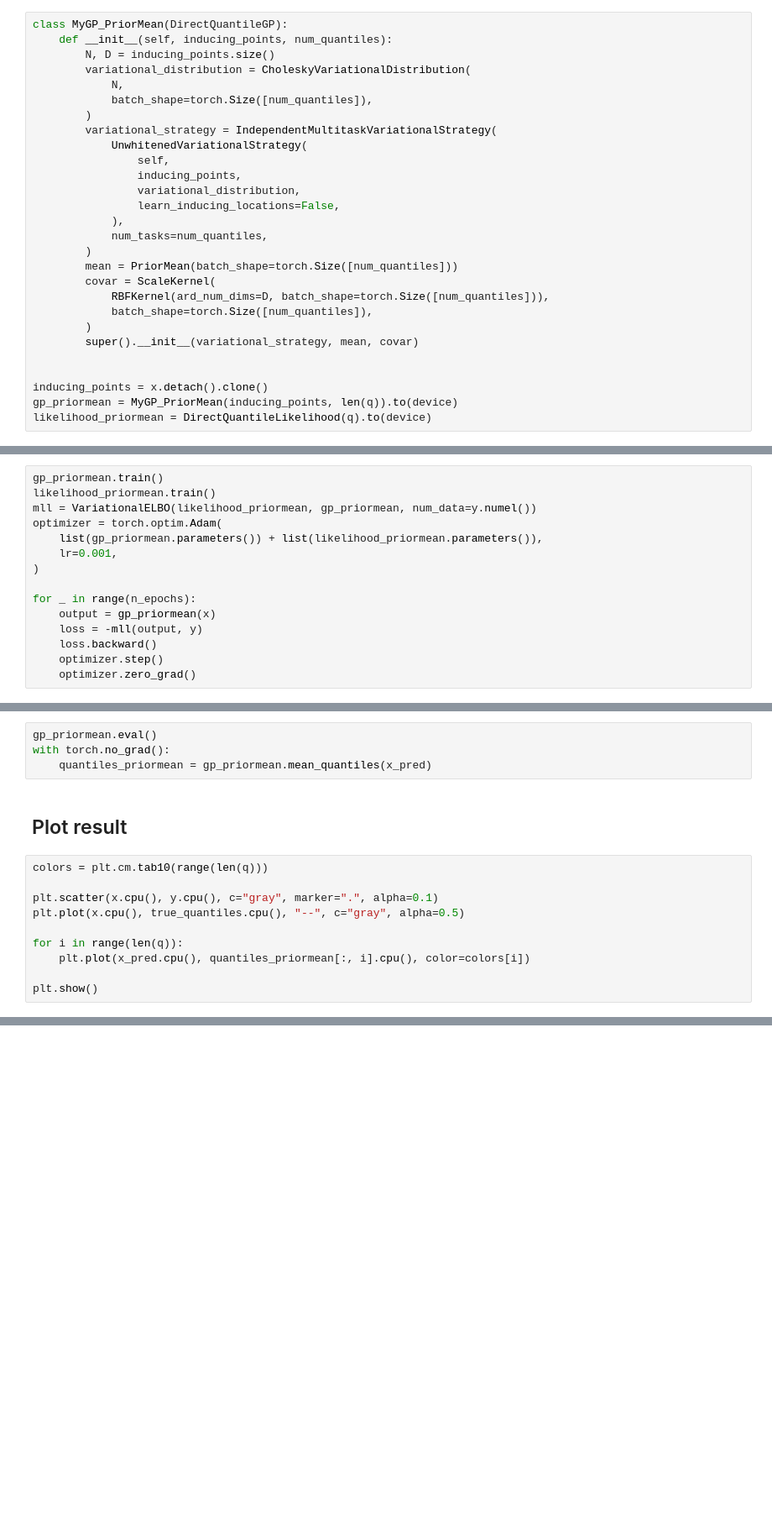
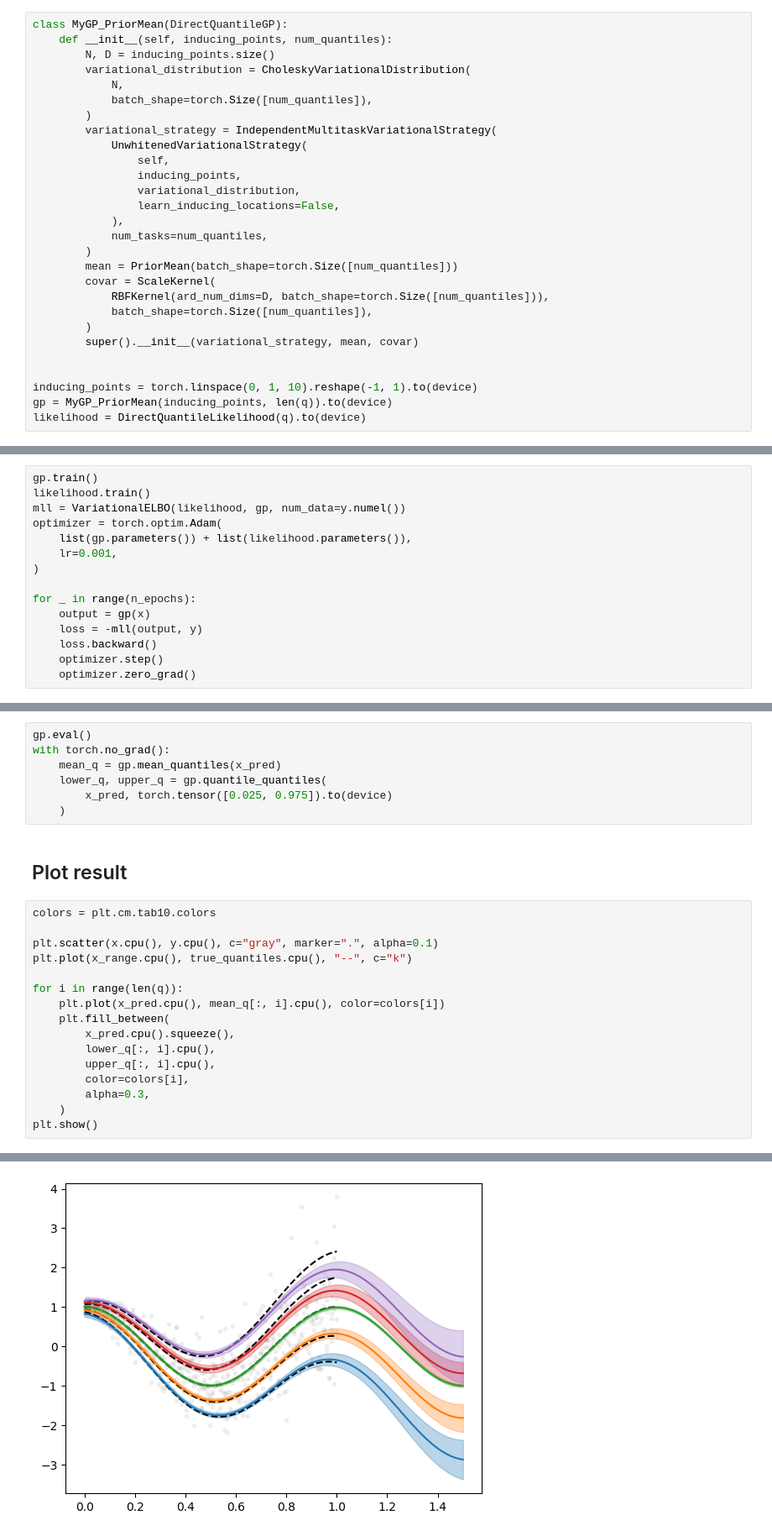
Before and after one commit to JSS95/gpytorch-qr, a Jupyter notebook: examples/01_Prior_Mean/mean_module/mtgpqr_independent.ipynb, the cells around one changed output, grey strips where cells are left out. Shown at 84% size. Saved outputs shown, nothing was run; the diff lists cells and outputs as text; blank space fills up the shorter version.

```diff
--- a/examples/01_Prior_Mean/mean_module/mtgpqr_independent.ipynb
+++ b/examples/01_Prior_Mean/mean_module/mtgpqr_independent.ipynb
@@ -97,22 +104,22 @@ class MyGP_PriorMean(DirectQuantileGP):
         super().__init__(variational_strategy, mean, covar)
 
 
-inducing_points = x.detach().clone()
-gp_priormean = MyGP_PriorMean(inducing_points, len(q)).to(device)
-likelihood_priormean = DirectQuantileLikelihood(q).to(device)
+inducing_points = torch.linspace(0, 1, 10).reshape(-1, 1).to(device)
+gp = MyGP_PriorMean(inducing_points, len(q)).to(device)
+likelihood = DirectQuantileLikelihood(q).to(device)
 # %% [markdown]
 ## Train
 # %%
-gp_priormean.train()
-likelihood_priormean.train()
-mll = VariationalELBO(likelihood_priormean, gp_priormean, num_data=y.numel())
+gp.train()
+likelihood.train()
+mll = VariationalELBO(likelihood, gp, num_data=y.numel())
 optimizer = torch.optim.Adam(
-    list(gp_priormean.parameters()) + list(likelihood_priormean.parameters()),
+    list(gp.parameters()) + list(likelihood.parameters()),
     lr=0.001,
 )
 
 for _ in range(n_epochs):
-    output = gp_priormean(x)
+    output = gp(x)
     loss = -mll(output, y)
     loss.backward()
     optimizer.step()
@@ -120,19 +127,28 @@ for _ in range(n_epochs):
 # %% [markdown]
 ## Evaluate
 # %%
-gp_priormean.eval()
+gp.eval()
 with torch.no_grad():
-    quantiles_priormean = gp_priormean.mean_quantiles(x_pred)
+    mean_q = gp.mean_quantiles(x_pred)
+    lower_q, upper_q = gp.quantile_quantiles(
+        x_pred, torch.tensor([0.025, 0.975]).to(device)
+    )
 # %% [markdown]
 ## Plot result
 # %%
-colors = plt.cm.tab10(range(len(q)))
+colors = plt.cm.tab10.colors
 
 plt.scatter(x.cpu(), y.cpu(), c="gray", marker=".", alpha=0.1)
-plt.plot(x.cpu(), true_quantiles.cpu(), "--", c="gray", alpha=0.5)
+plt.plot(x_range.cpu(), true_quantiles.cpu(), "--", c="k")
 
 for i in range(len(q)):
-    plt.plot(x_pred.cpu(), quantiles_priormean[:, i].cpu(), color=colors[i])
-
+    plt.plot(x_pred.cpu(), mean_q[:, i].cpu(), color=colors[i])
+    plt.fill_between(
+        x_pred.cpu().squeeze(),
+        lower_q[:, i].cpu(),
+        upper_q[:, i].cpu(),
+        color=colors[i],
+        alpha=0.3,
+    )
 plt.show()
 # %% [output]
@@ -139,0 +155 @@ plt.show()
+[figure, added]
```
Also changed, not shown: parts of 6 cells of this notebook, 1 other file.
